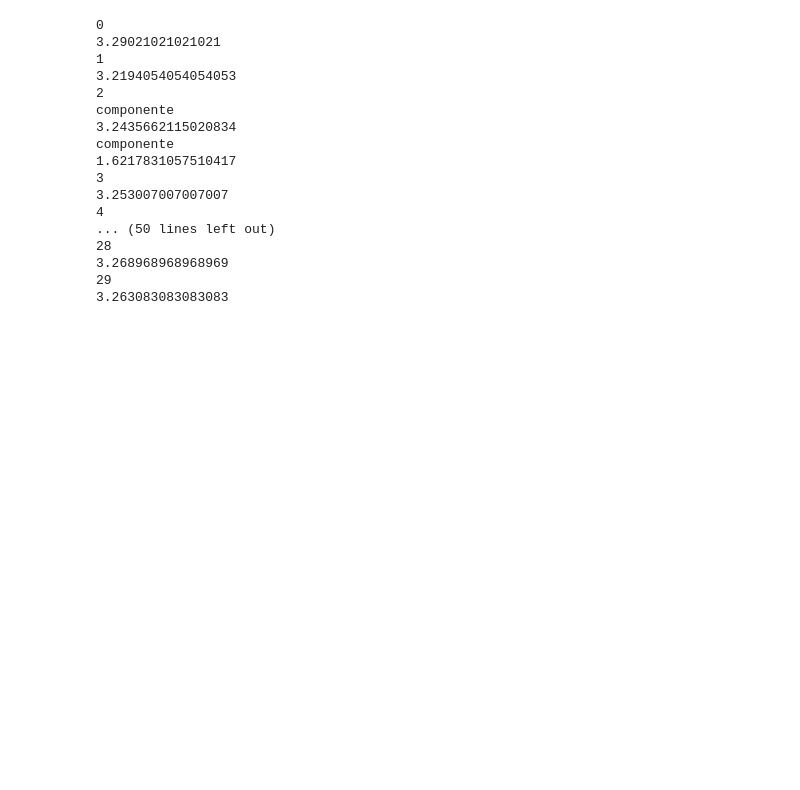
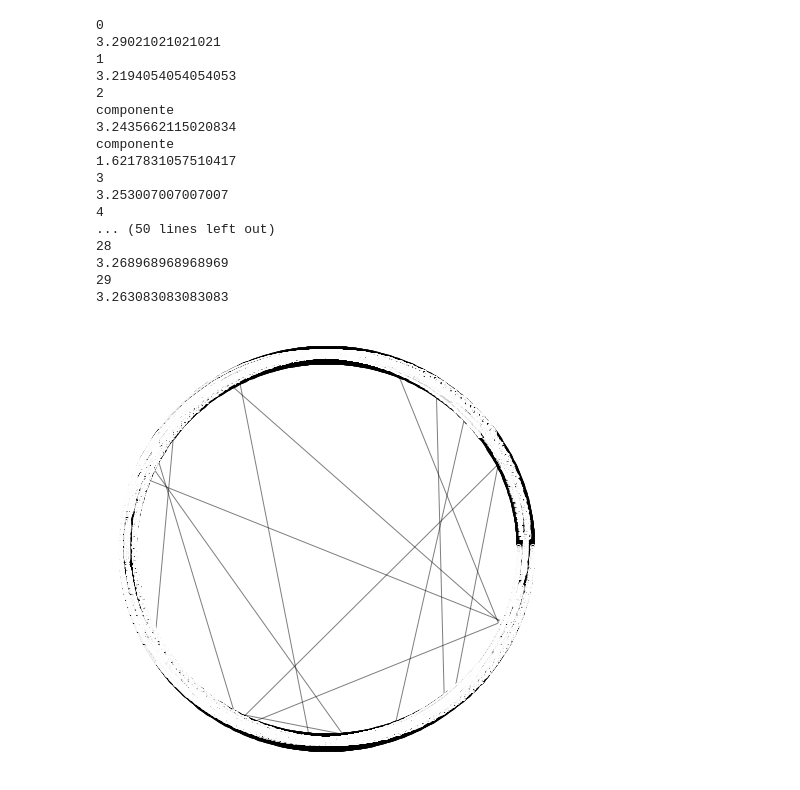
Before and after one commit to illiamw/Redes-Complexas, a Jupyter notebook: Projeto3/Projeto3.ipynb, the cells around one changed output. Cells and saved outputs as stored; diff of their text form; code cells hidden in the pictures; blank space fills up the shorter version.

```diff
--- a/Projeto3/Projeto3.ipynb
+++ b/Projeto3/Projeto3.ipynb
@@ -142,11 +159,13 @@ componente
 # %%
-redes_watts = []
+RW = []
 for i in range(30):# Gerando rede aleatória Erdos-Renyi com os seguintes parametros
     N = 1000# numero de nós
     av_degree = 10 # grau médio
     k = int(av_degree/2)# Cada nó está conectado aos k vizinhos mais próximos na topologia em anel
     p = 0.01 #probabilidade de religação
     GWS = nx.watts_strogatz_graph(N, k, p, seed=None)
-    redes_watts.append(GWS)
+    RW.append(GWS)
 # %%
-plot_grafo_anel(redes_watts[0])
+plot_grafo_anel(RW[0])
+# %% [output]
+[figure, added]
```
Also changed, not shown: parts of 20 cells of this notebook.
